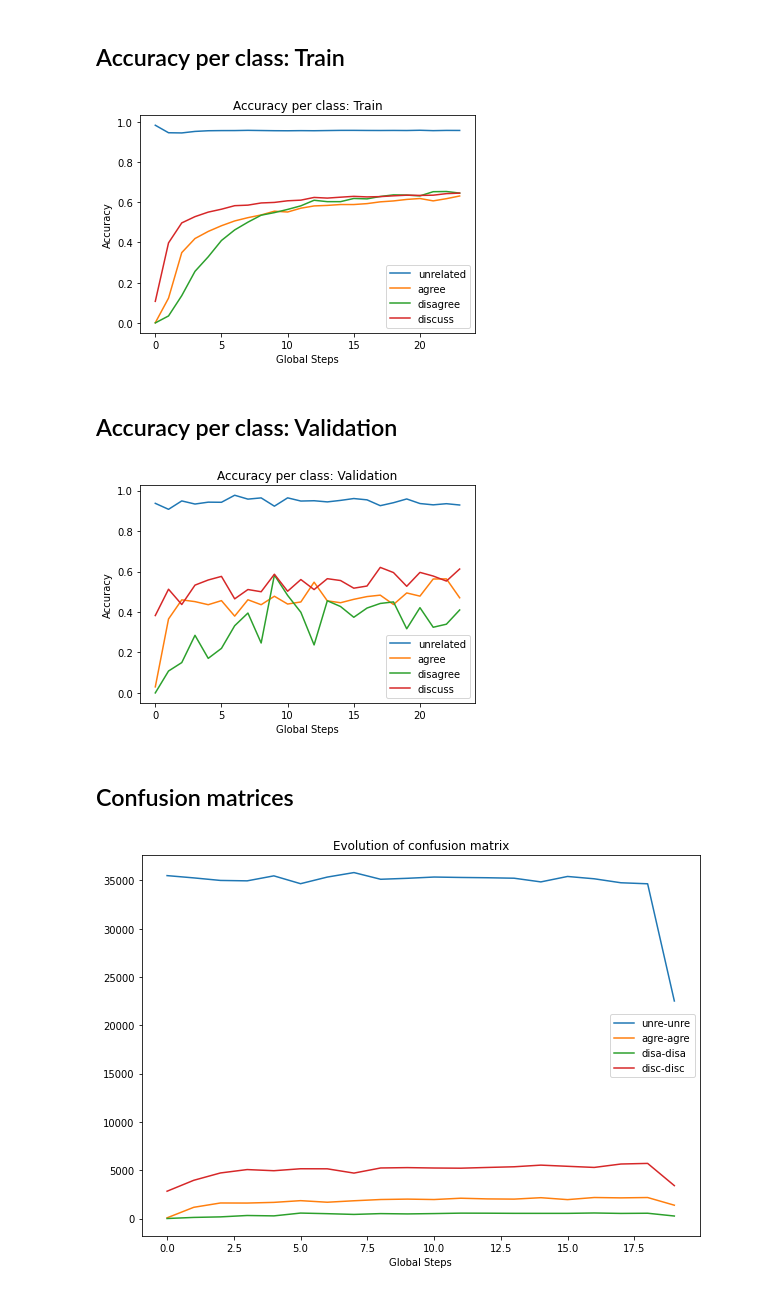
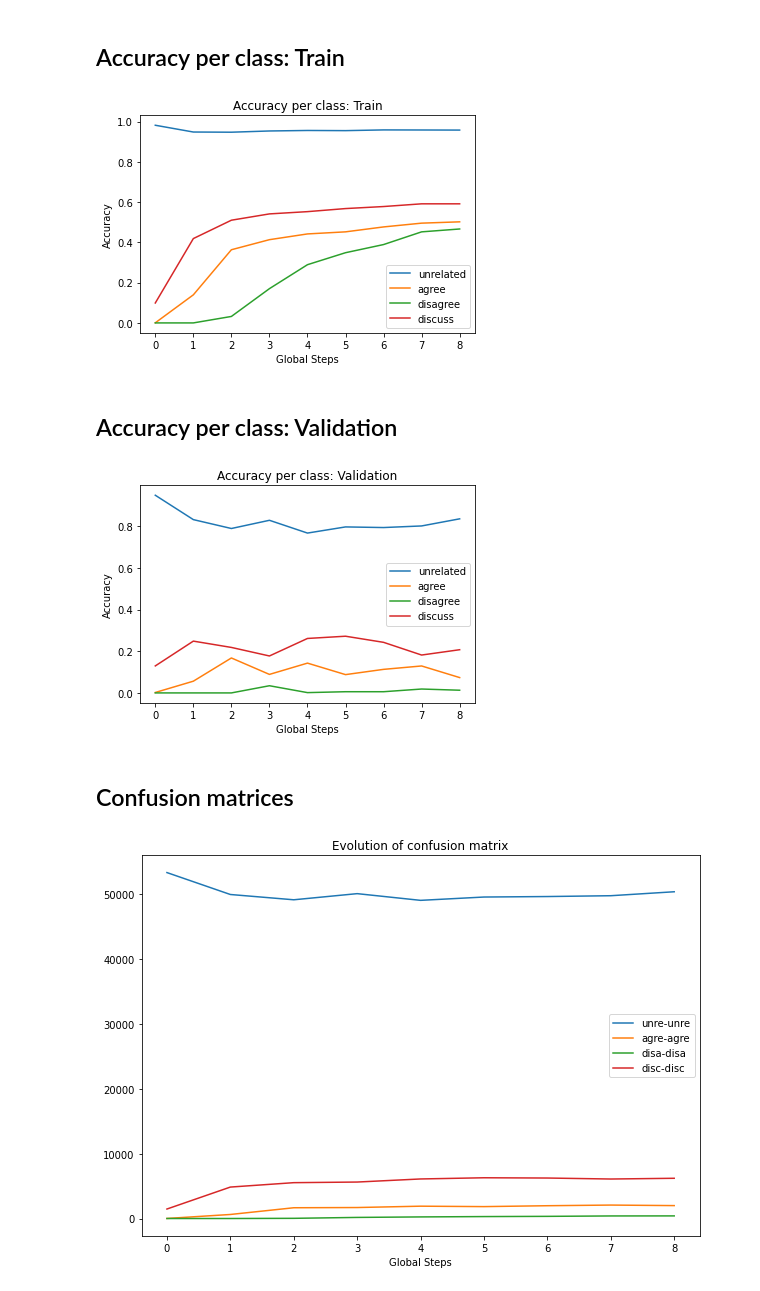
Before and after one commit to lucasgneccoh/FNC_nlp_project, a Jupyter notebook: notebooks/LSTM_pytorch.ipynb, the cells around one changed output. Cells and saved outputs as stored; diff of their text form; code cells hidden in the pictures.

```diff
--- a/notebooks/LSTM_pytorch.ipynb
+++ b/notebooks/LSTM_pytorch.ipynb
@@ -868,26 +877,0 @@ KeyboardInterrupt: ignored
-# %%
-
-
-loader = test_loader
-
-
-model.eval()
-total_metric = 0
-N = len(loader)
-for i, batch in enumerate(loader): #I don't know where the size are coming from
-
-  if i == N: break
-  labels = batch.stance
-  body = batch.body
-  headline = batch.headline
-  body_len = torch.Tensor(batch.body.shape[0])
-  headline_len = torch.Tensor(batch.headline.shape[0])
-  body = body.to(device)
-  body_len = body_len.to(device)
-  headline = headline.to(device)
-  headline_len = headline_len.to(device)
-  output = model(body, body_len, headline, headline_len)
-  total_metric += FNC_metric(labels.detach().cpu().numpy(),output.argmax(dim=1).detach().cpu().numpy())
-
-
-total_metric
@@ -923,7 +910,7 @@ Model loaded from <== data/metrics.pt
 # %% [markdown]
 ## Accuracy per class: Train
 # %%
-accu_c = torch.load('data/accuracy_per_class.pt', map_location='cpu')
+accu_c = torch.load(destination_folder+'/accuracy_per_class.pt', map_location='cpu')
 res = accu_c['accuracy_class_train']
 total = [0,0,0,0]
 N_max = len(train_loader)
@@ -949,7 +936,7 @@ plt.title('Accuracy per class: Train')
 plt.legend()
 plt.show()
 # %% [output]
-[figure, old version]
+[figure, new version]
 # %% [markdown]
 ## Accuracy per class: Validation
 # %%
@@ -974,41 +961,41 @@ plt.legend()
 plt.title('Accuracy per class: Validation')
 plt.show()
 # %% [output]
-[figure, old version]
+[figure, new version]
 # %% [markdown]
 ## Confusion matrices
 # %%
-conf_matrices = torch.load('data/conf_matrices.pt', map_location='cpu')
+conf_matrices = torch.load(destination_folder+'/conf_matrices.pt', map_location='cpu')
 train_conf = conf_matrices['conf_train']
 
 # Select coordinates of the matrix to plot over the training
 # format is (True, Predicted)
 show_accuracy = [('unrelated', 'unrelated'), ('agree','agree'), ('disagree','disagree'), ('discuss','discuss')]
 divide_by = 'none'
 
 
 plt.figure(figsize=(10,7))
 labels_dict = {'unrelated':0, 'agree':1, 'disagree':2, 'discuss':3}
 for t,p in show_accuracy:
   x, y =  labels_dict[t], labels_dict[p]
 
   # Define numerator
   num = lambda M, x, y: M[x,y]
 
   # Define denominator
   den = lambda M, x, y: 1.0
   if divide_by == 'row':
     den = lambda M, x, y: M[x,:].sum()
   elif divide_by == 'col':
     den = lambda M, x, y: M[:,y].sum()
 
   z = [num(C, x, y)/den(C,x,y) for C in train_conf]
   plt.plot(z, label = '-'.join([t[:4], p[:4]]))
 
 plt.xlabel('Global Steps')
 # plt.ylabel('Accuracy on each class')
 plt.legend()
 plt.title('Evolution of confusion matrix')
 plt.show()
 # %% [output]
-[figure, old version]
+[figure, new version]
```
Also changed, not shown: parts of 12 cells of this notebook.
